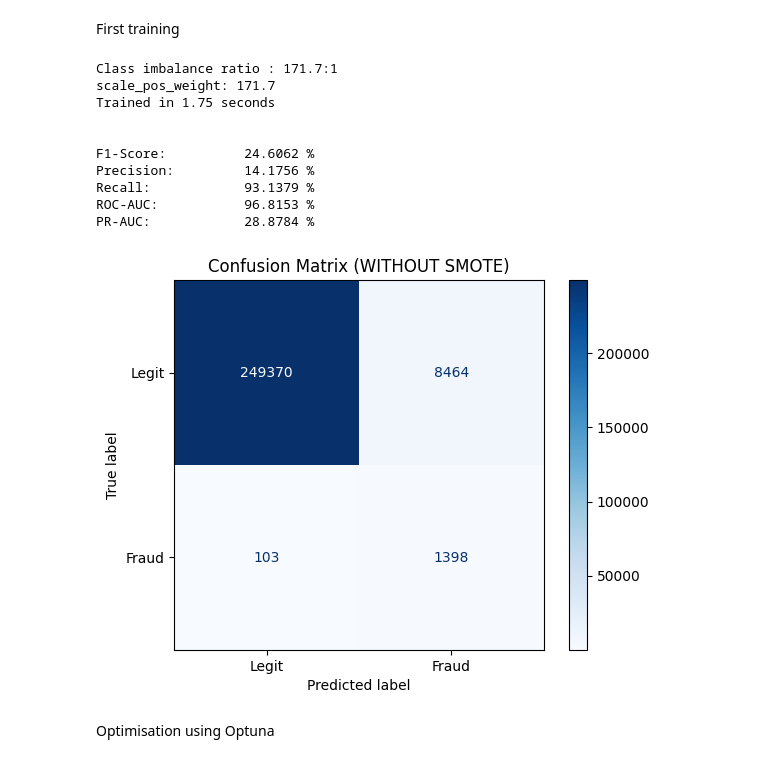
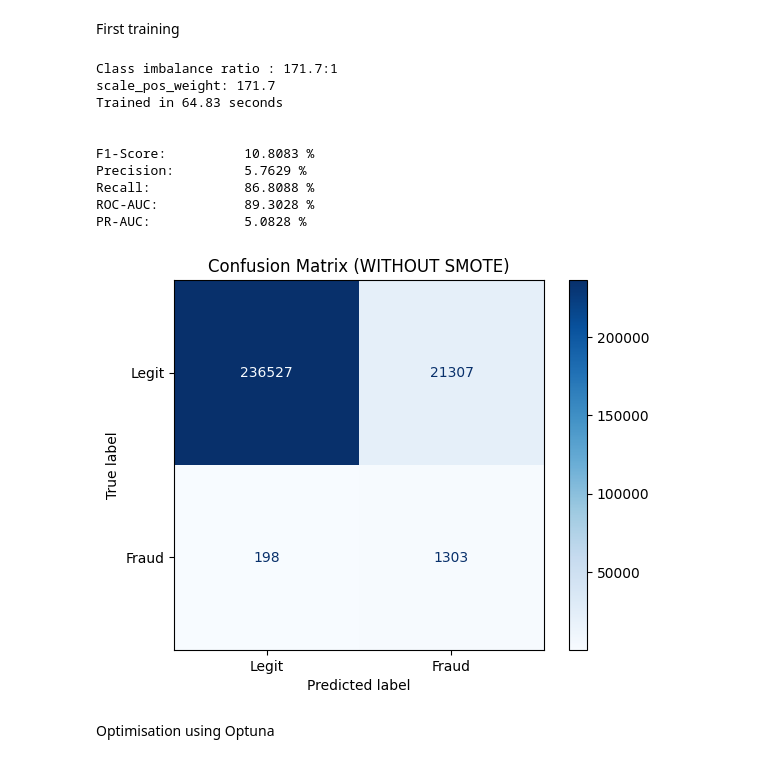
Before and after one commit to Bobibou/Machine-Learnig-for-Cybersecurity---Credit-Card-Fraud-Detection-, a Jupyter notebook: notebooks/LigthGBM.ipynb, the cells around one changed output. Cells and saved outputs as stored; diff of their text form; code cells hidden in the pictures.

```diff
--- a/notebooks/LigthGBM.ipynb
+++ b/notebooks/LigthGBM.ipynb
@@ -173,7 +163,7 @@ print(f"scale_pos_weight: {scale:.1f}")
 # Initialize LightGBM
 
 lgbm_base = LGBMClassifier(
-    n_estimators=50,
+    n_estimators=1000,
     learning_rate=0.1,
     max_depth=6,
     num_leaves=31,
@@ -189,40 +179,40 @@ lgbm_base = LGBMClassifier(
     verbose =-1,
 )
 
 start_time = time()
 lgbm_base.fit(X_train_original, y_train_original)
 training_time_base = time() - start_time
 
 print(f"Trained in {training_time_base:.2f} seconds\n \n")
 
 # Predictions
 
 y_pred_base = lgbm_base.predict(X_val)
 y_pred_proba_base = lgbm_base.predict_proba(X_val)[:,1]
 
 print(f"F1-Score:          {f1_score(y_val, y_pred_base)*100:.4f} %")
 print(f"Precision:         {precision_score(y_val, y_pred_base)*100:.4f} %")
 print(f"Recall:            {recall_score(y_val, y_pred_base)*100:.4f} %")
 print(f"ROC-AUC:           {roc_auc_score(y_val, y_pred_proba_base)*100:.4f} %")
 print(f"PR-AUC:            {average_precision_score(y_val, y_pred_proba_base)*100:.4f} %")
 
 cm1 = confusion_matrix(y_val, y_pred_base)
 disp = ConfusionMatrixDisplay(confusion_matrix=cm1, display_labels=['Legit', 'Fraud'])
 disp.plot(cmap='Blues')
 plt.title('Confusion Matrix (WITHOUT SMOTE)')
 plt.show()
 # %% [output]
 Class imbalance ratio : 171.7:1
 scale_pos_weight: 171.7
-Trained in 1.75 seconds
+Trained in 64.83 seconds
 
 
-F1-Score:          24.6062 %
-Precision:         14.1756 %
-Recall:            93.1379 %
-ROC-AUC:           96.8153 %
-PR-AUC:            28.8784 %
+F1-Score:          10.8083 %
+Precision:         5.7629 %
+Recall:            86.8088 %
+ROC-AUC:           89.3028 %
+PR-AUC:            5.0828 %
-[figure, old version]
+[figure, new version]
 # %% [markdown]
 Optimisation using Optuna
 # %%
```
Also changed, not shown: parts of 10 cells of this notebook.
